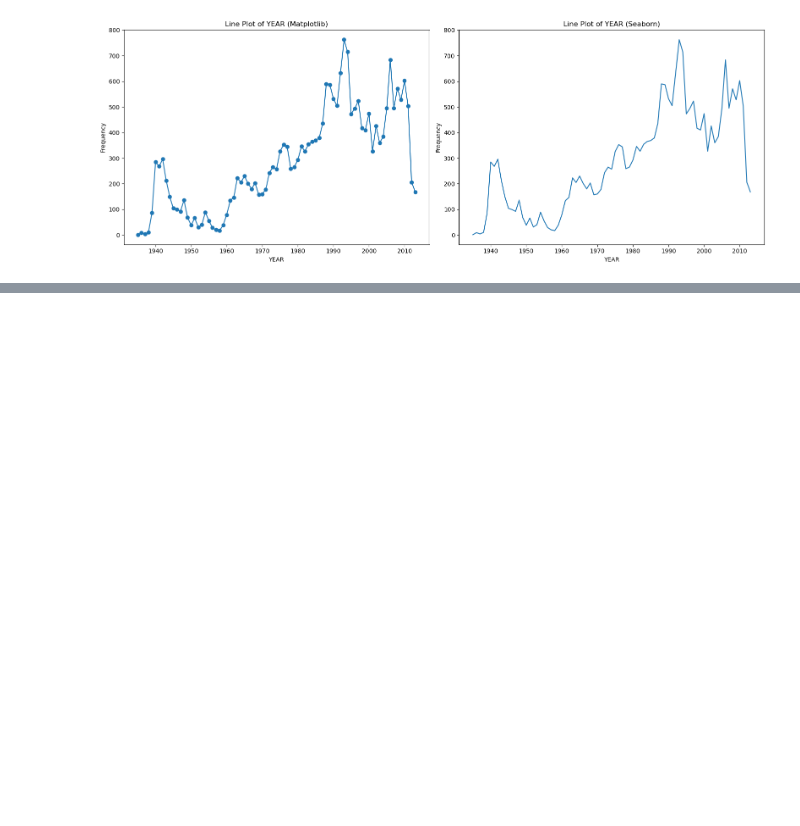
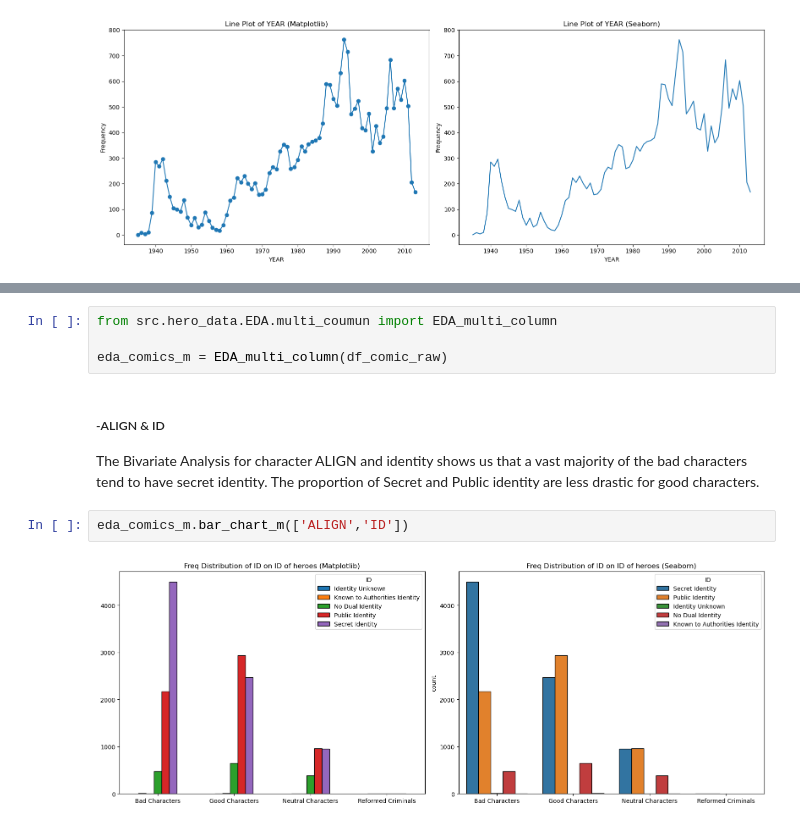
Before and after one commit to jc000222/Hero_Analysis, a Jupyter notebook: hero_analysis.ipynb, the cells around one changed output, grey strips where cells are left out. Drawn from its saved outputs; the diff is of its cells as text; blank space fills up the shorter version.

```diff
--- a/hero_analysis.ipynb
+++ b/hero_analysis.ipynb
@@ -449,0 +487,11 @@ eda_comics.line_chart('YEAR')
+# %%
+from src.hero_data.EDA.multi_coumun import EDA_multi_column
+
+eda_comics_m = EDA_multi_column(df_comic_raw)
+# %% [markdown]
+##### -ALIGN & ID
+The Bivariate Analysis for character ALIGN and identity shows us that a vast majority of the bad characters tend to have secret identity. The proportion of Secret and Public identity are less drastic for good characters.
+# %%
+eda_comics_m.bar_chart_m(['ALIGN','ID'])
+# %% [output]
+[figure, added]
```
Also changed, not shown: parts of 102 cells of this notebook, 9 other files.
